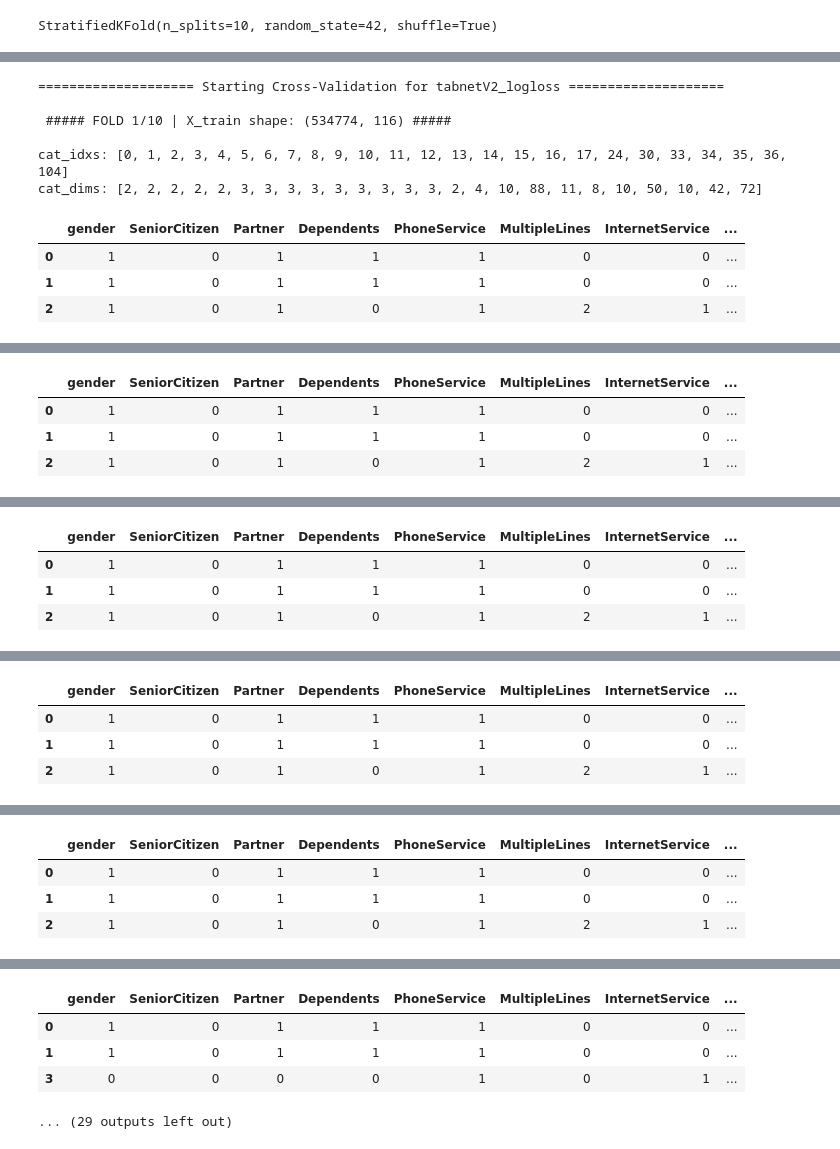
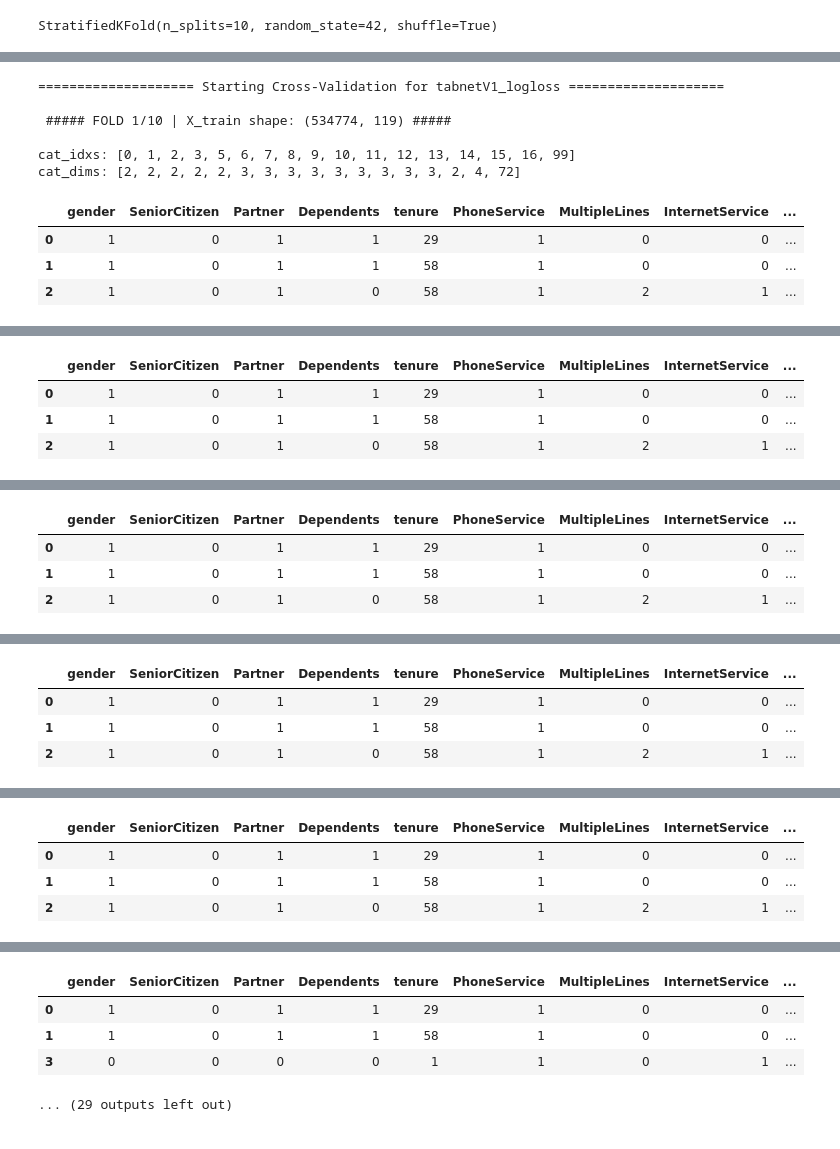
Before and after one commit to coded-sly/ps6e3-Customer-Churn, a Jupyter notebook: ps6e3-tabnet-trainer.ipynb, the cells around one changed output, grey strips where cells are left out. Drawn from its saved outputs; the diff is of its cells as text; code cells hidden in the pictures.

Commit message:
Kaggle Notebook | ps6e3 | TabNet | Trainer | v1

```diff
--- a/ps6e3-tabnet-trainer.ipynb
+++ b/ps6e3-tabnet-trainer.ipynb
@@ -956,12 +956,12 @@ def Trainer_CV(
         #     # cme_cols.append(n)
 
         ## -- TE Opt1. -> Using CUSTOM --
-        TE = TargetEncoder(NUMS, cv=5, smooth='auto', aggs=['mean'], drop_original=True)
+        TE = TargetEncoder(NUMS, cv=5, smooth='auto', aggs=['mean'], drop_original=False)
         X_train = TE.fit_transform(X_train, y_train)
         X_val   = TE.transform(X_val)
         X_test  = TE.transform(X_test)
 
-        TE = TargetEncoder(TOP_100_UNIQUE, cv=5, smooth='auto', aggs=['mean'], drop_original=True)
+        TE = TargetEncoder(ALL_ROUND_BINS, cv=5, smooth='auto', aggs=['mean'], drop_original=True)
         X_train = TE.fit_transform(X_train, y_train)
         X_val   = TE.transform(X_val)
         X_test  = TE.transform(X_test)
@@ -1082,7 +1082,7 @@ x_sample.head(3)
 | 3864 | Male | 0 | No | No | 1 | Yes | No | Fiber optic | ... |
 | 86204 | Male | 0 | Yes | No | 45 | Yes | Yes | Fiber optic | ... |
 # %%
-version_name = 'tabnetV2_'
+version_name = 'tabnetV1_'
 
 USE_FULL_TRAIN = True
 train_data = train.copy() if USE_FULL_TRAIN else x_sample.reset_index(drop=True).copy()
@@ -1098,39 +1098,39 @@ params = {
     # 'n_independent': 2,
     # 'n_shared': 2,
     # 'epsilon': 1e-15,
     # 'lambda_sparse': 1e-3,
     # 'optimizer_fn': optim.Adam,
     # 'cat_emb_dim': 1,
     'optimizer_params': {'lr': 0.04},#, 'weight_decay': 0.01
     # 'scheduler_fn': torch.optim.lr_scheduler.ReduceLROnPlateau,
     # 'scheduler_params': dict(mode='min', factor=0.5, patience=5),
     # 'mask_type': 'sparsemax',
     'verbose': 1,
     'seed': SEED,
 }
 
 for metric in ['logloss', 'auc']: # , 'auc',
     # params['seed'] = seeder
     n = version_name + str(metric)
     all_model_predictions[n] = Trainer_CV(
         model_name=n,
         params=params,
         train_df=train_data,
         test_df=test,
         features=FEATURES,
         target=TARGET,
         kf=kf,
         metrics=[metric],
-        dim_cols=CATS+LOW_100_UNIQUE+['cat_tenure'], # + LOW_100_UNIQUE, # + DIGITS +
+        dim_cols=CATS+['cat_tenure'], # + LOW_100_UNIQUE, # + DIGITS +
     )
 # %% [output]
-==================== Starting Cross-Validation for tabnetV2_logloss ====================
+==================== Starting Cross-Validation for tabnetV1_logloss ====================
 
- ##### FOLD 1/10 | X_train shape: (534774, 116) #####
+ ##### FOLD 1/10 | X_train shape: (534774, 119) #####
 
-cat_idxs: [0, 1, 2, 3, 4, 5, 6, 7, 8, 9, 10, 11, 12, 13, 14, 15, 16, 17, 24, 30, 33, 34, 35, 36, 104]
-cat_dims: [2, 2, 2, 2, 2, 3, 3, 3, 3, 3, 3, 3, 3, 3, 2, 4, 10, 88, 11, 8, 10, 50, 10, 42, 72]
+cat_idxs: [0, 1, 2, 3, 5, 6, 7, 8, 9, 10, 11, 12, 13, 14, 15, 16, 99]
+cat_dims: [2, 2, 2, 2, 2, 3, 3, 3, 3, 3, 3, 3, 3, 3, 2, 4, 72]
-|  | gender | SeniorCitizen | Partner | Dependents | PhoneService | MultipleLines | InternetService | ... |
-| 0 | 1 | 0 | 1 | 1 | 1 | 0 | 0 | ... |
-| 1 | 1 | 0 | 1 | 1 | 1 | 0 | 0 | ... |
-| 2 | 1 | 0 | 1 | 0 | 1 | 2 | 1 | ... |
+|  | gender | SeniorCitizen | Partner | Dependents | tenure | PhoneService | MultipleLines | InternetService | ... |
+| 0 | 1 | 0 | 1 | 1 | 29 | 1 | 0 | 0 | ... |
+| 1 | 1 | 0 | 1 | 1 | 58 | 1 | 0 | 0 | ... |
+| 2 | 1 | 0 | 1 | 0 | 58 | 1 | 2 | 1 | ... |
@@ -1155,4 +1156,4 @@ cat_dims: [2, 2, 2, 2, 2, 3, 3, 3, 3, 3, 3, 3, 3, 3, 2, 4, 10, 88, 11, 8, 10, 50
-|  | gender | SeniorCitizen | Partner | Dependents | PhoneService | MultipleLines | InternetService | ... |
-| 0 | 1 | 0 | 1 | 1 | 1 | 0 | 0 | ... |
-| 1 | 1 | 0 | 1 | 1 | 1 | 0 | 0 | ... |
-| 2 | 1 | 0 | 1 | 0 | 1 | 2 | 1 | ... |
+|  | gender | SeniorCitizen | Partner | Dependents | tenure | PhoneService | MultipleLines | InternetService | ... |
+| 0 | 1 | 0 | 1 | 1 | 29 | 1 | 0 | 0 | ... |
+| 1 | 1 | 0 | 1 | 1 | 58 | 1 | 0 | 0 | ... |
+| 2 | 1 | 0 | 1 | 0 | 58 | 1 | 2 | 1 | ... |
@@ -1176,4 +1177,4 @@ cat_dims: [2, 2, 2, 2, 2, 3, 3, 3, 3, 3, 3, 3, 3, 3, 2, 4, 10, 88, 11, 8, 10, 50
-|  | gender | SeniorCitizen | Partner | Dependents | PhoneService | MultipleLines | InternetService | ... |
-| 0 | 1 | 0 | 1 | 1 | 1 | 0 | 0 | ... |
-| 1 | 1 | 0 | 1 | 1 | 1 | 0 | 0 | ... |
-| 2 | 1 | 0 | 1 | 0 | 1 | 2 | 1 | ... |
+|  | gender | SeniorCitizen | Partner | Dependents | tenure | PhoneService | MultipleLines | InternetService | ... |
+| 0 | 1 | 0 | 1 | 1 | 29 | 1 | 0 | 0 | ... |
+| 1 | 1 | 0 | 1 | 1 | 58 | 1 | 0 | 0 | ... |
+| 2 | 1 | 0 | 1 | 0 | 58 | 1 | 2 | 1 | ... |
@@ -1200,4 +1198,4 @@ cat_dims: [2, 2, 2, 2, 2, 3, 3, 3, 3, 3, 3, 3, 3, 3, 2, 4, 10, 88, 11, 8, 10, 50
-|  | gender | SeniorCitizen | Partner | Dependents | PhoneService | MultipleLines | InternetService | ... |
-| 0 | 1 | 0 | 1 | 1 | 1 | 0 | 0 | ... |
-| 1 | 1 | 0 | 1 | 1 | 1 | 0 | 0 | ... |
-| 2 | 1 | 0 | 1 | 0 | 1 | 2 | 1 | ... |
+|  | gender | SeniorCitizen | Partner | Dependents | tenure | PhoneService | MultipleLines | InternetService | ... |
+| 0 | 1 | 0 | 1 | 1 | 29 | 1 | 0 | 0 | ... |
+| 1 | 1 | 0 | 1 | 1 | 58 | 1 | 0 | 0 | ... |
+| 2 | 1 | 0 | 1 | 0 | 58 | 1 | 2 | 1 | ... |
@@ -1221,4 +1221,4 @@ cat_dims: [2, 2, 2, 2, 2, 3, 3, 3, 3, 3, 3, 3, 3, 3, 2, 4, 10, 88, 11, 8, 10, 50
-|  | gender | SeniorCitizen | Partner | Dependents | PhoneService | MultipleLines | InternetService | ... |
-| 0 | 1 | 0 | 1 | 1 | 1 | 0 | 0 | ... |
-| 1 | 1 | 0 | 1 | 1 | 1 | 0 | 0 | ... |
-| 2 | 1 | 0 | 1 | 0 | 1 | 2 | 1 | ... |
+|  | gender | SeniorCitizen | Partner | Dependents | tenure | PhoneService | MultipleLines | InternetService | ... |
+| 0 | 1 | 0 | 1 | 1 | 29 | 1 | 0 | 0 | ... |
+| 1 | 1 | 0 | 1 | 1 | 58 | 1 | 0 | 0 | ... |
+| 2 | 1 | 0 | 1 | 0 | 58 | 1 | 2 | 1 | ... |
@@ -1242,7 +1242,7 @@ cat_dims: [2, 2, 2, 2, 2, 3, 3, 3, 3, 3, 3, 3, 3, 3, 2, 4, 10, 88, 11, 8, 10, 50
-|  | gender | SeniorCitizen | Partner | Dependents | PhoneService | MultipleLines | InternetService | ... |
-| 0 | 1 | 0 | 1 | 1 | 1 | 0 | 0 | ... |
-| 1 | 1 | 0 | 1 | 1 | 1 | 0 | 0 | ... |
-| 3 | 0 | 0 | 0 | 0 | 1 | 0 | 1 | ... |
+|  | gender | SeniorCitizen | Partner | Dependents | tenure | PhoneService | MultipleLines | InternetService | ... |
+| 0 | 1 | 0 | 1 | 1 | 29 | 1 | 0 | 0 | ... |
+| 1 | 1 | 0 | 1 | 1 | 58 | 1 | 0 | 0 | ... |
+| 3 | 0 | 0 | 0 | 0 | 1 | 1 | 0 | 1 | ... |
 ... (29 outputs left out)
 # %%
 # ==================================================
```
Also changed, not shown: parts of 7 cells of this notebook.
